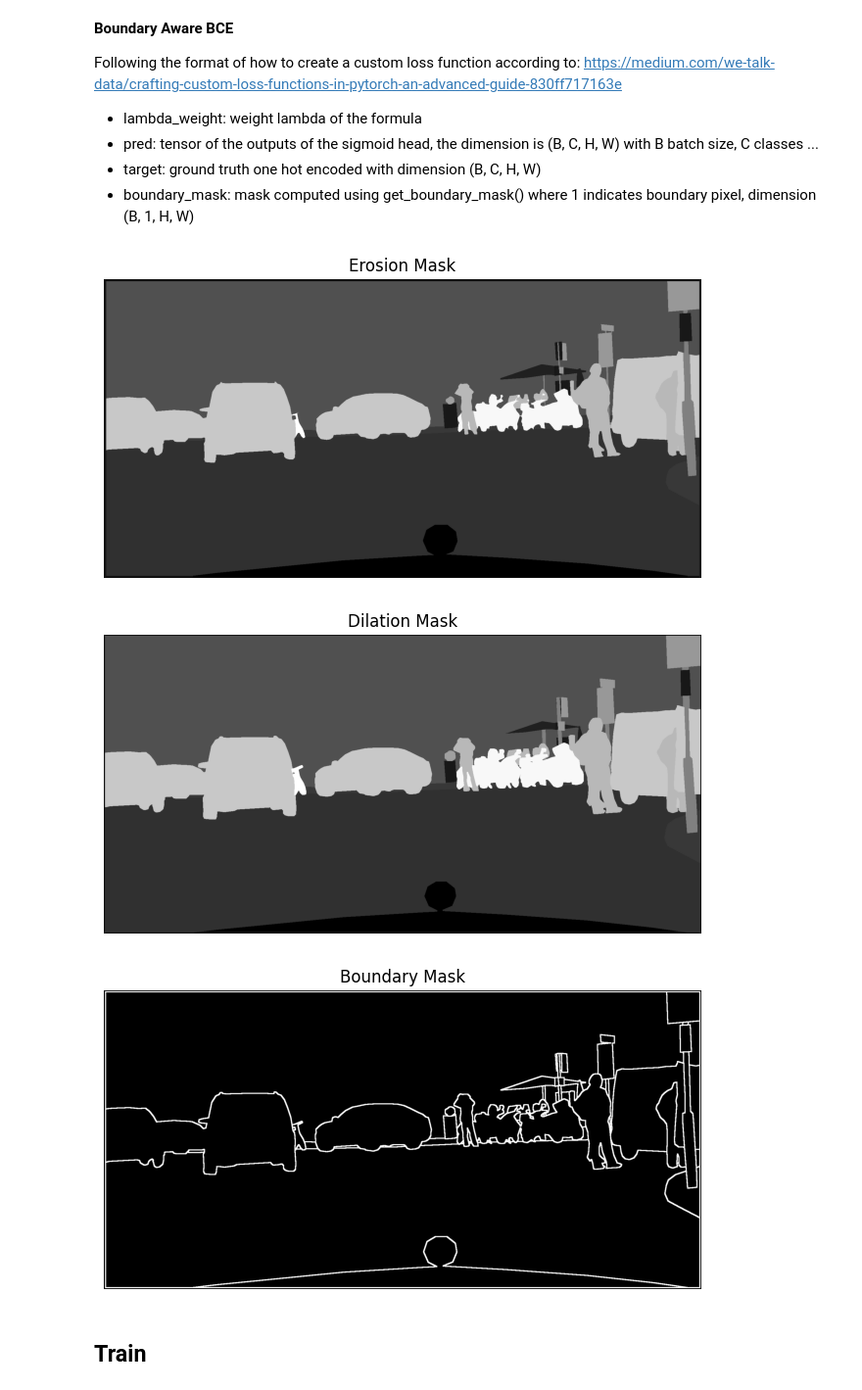
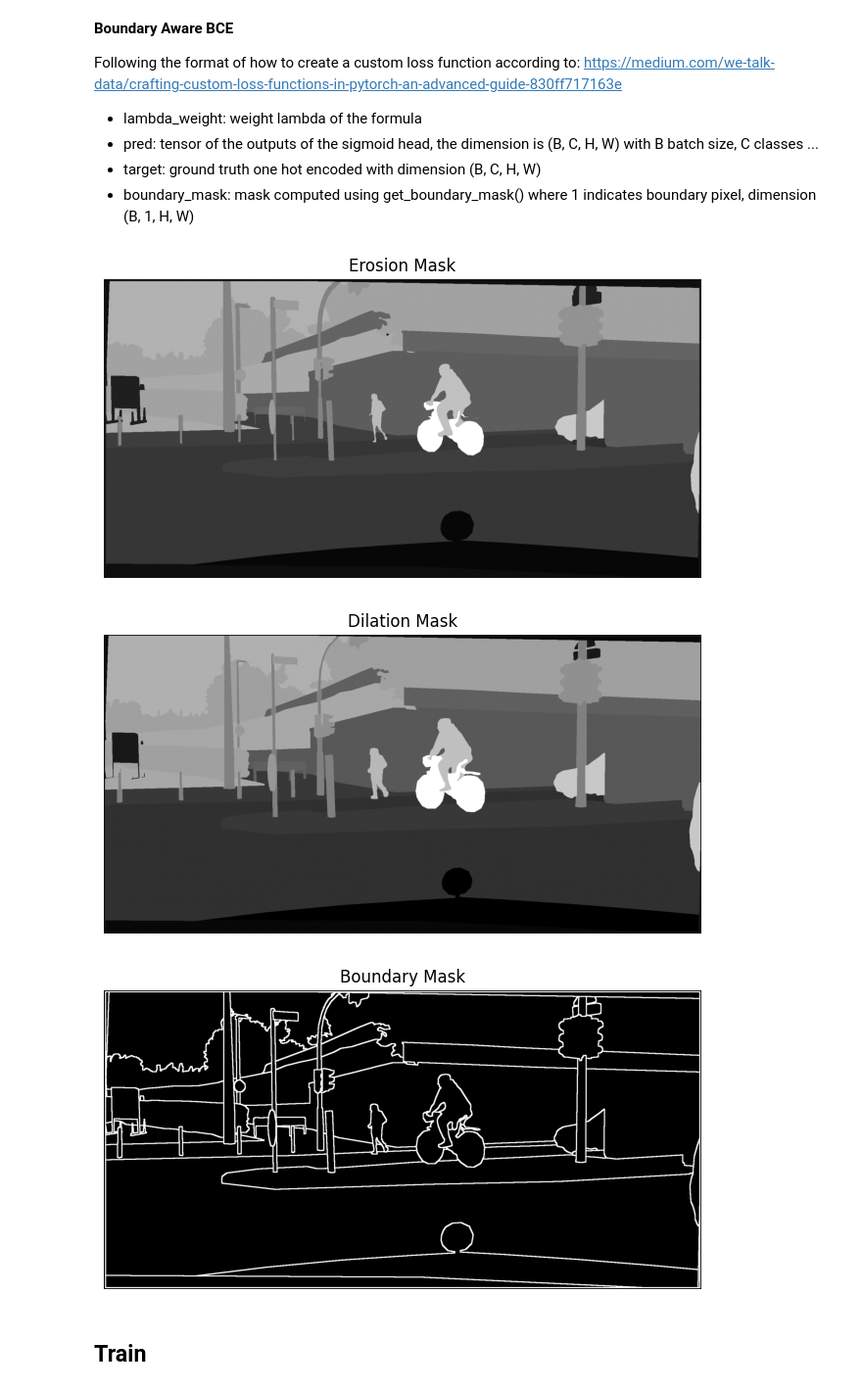
Before and after one commit to DaniPet02/CV-hw, a Jupyter notebook: src/model.ipynb, the cells around one changed output. Shown at 98% size. Cells and saved outputs as stored; diff of their text form; code cells hidden in the pictures.

```diff
--- a/src/model.ipynb
+++ b/src/model.ipynb
@@ -353,12 +455,12 @@ class BoundaryAwareBCELoss(nn.Module):
 
         return normal_term + self.lambda_weight * boundary_term
 # %%
-visualize_erosion_mask(np.array(Image.open('cityscapes_f/label/train/train1_l.png')))
-visualize_dilation_mask(np.array(Image.open('cityscapes_f/label/train/train1_l.png')))
-visualize_boundary_mask(np.array(Image.open('cityscapes_f/label/train/train1_l.png')))
+visualize_erosion_mask(np.array(Image.open('../../cityscapes_f/mask/train/train1_m.png')))
+visualize_dilation_mask(np.array(Image.open('../../cityscapes_f/mask/train/train1_m.png')))
+visualize_boundary_mask(np.array(Image.open('../../cityscapes_f/mask/train/train1_m.png')))
 # %% [output]
-[figure, old version]
+[figure, new version]
-[figure, old version]
+[figure, new version]
-[figure, old version]
+[figure, new version]
 # %% [markdown]
 ## Train
```
Also changed, not shown: parts of 17 cells of this notebook.
